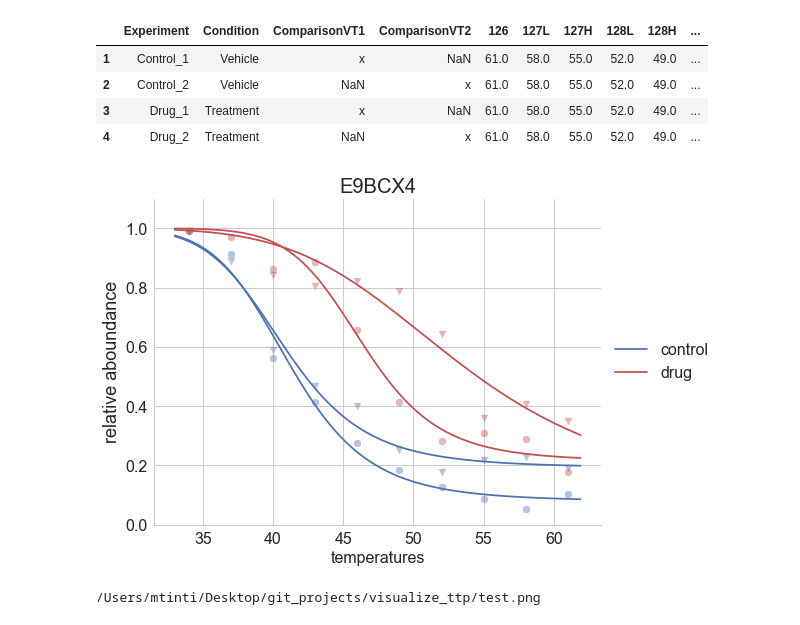
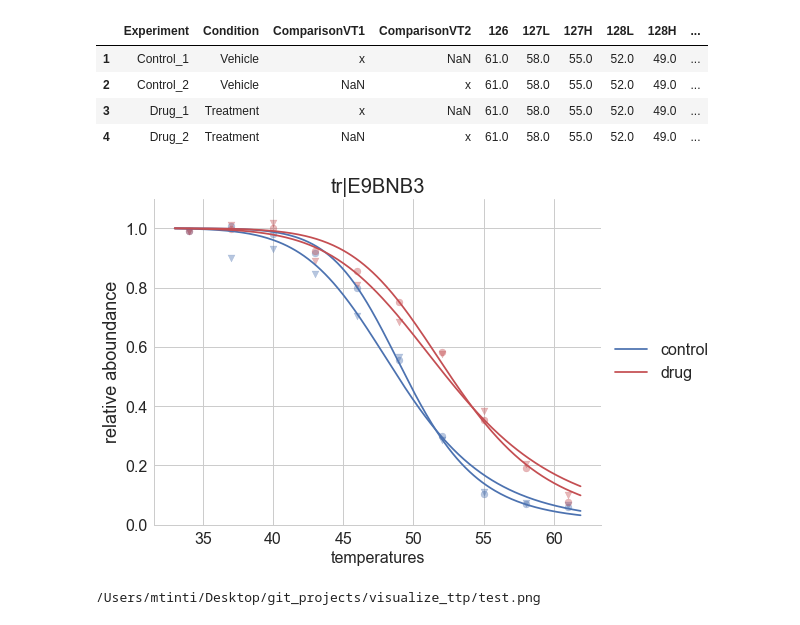
Before and after one commit to mtinti/tpp_visualization, a Jupyter notebook: visualize_protein.ipynb, the cells around one changed output. Cells and saved outputs as stored; diff of their text form; code cells hidden in the pictures.

```diff
--- a/visualize_protein.ipynb
+++ b/visualize_protein.ipynb
@@ -75,7 +75,7 @@ params_drug_2 = [n+'Drug_2' for n in params]
 # %%
 sns.set(style="whitegrid", color_codes=True)
 fig,ax = plt.subplots(figsize=(8,6))
-prot = 'tr|E9BCX4'
+prot = 'tr|E9BNB3'
 ax.scatter(
         temperatures,
         df_data.loc[prot][control_1].values,c='b',marker='o', alpha=0.4)
@@ -89,35 +89,35 @@ ax.scatter(
 
 ax.plot(
         temperatures_fit,
         sigmoid(df_data.loc[prot][params_control_2],temperatures_fit),c='b',label='control')
 
 ax.scatter(
         temperatures,
         df_data.loc[prot][drug_1].values,c='r',marker='o', alpha=0.4)
 
 ax.plot(
         temperatures_fit,
         sigmoid(df_data.loc[prot][params_drug_1],temperatures_fit),c='r')
 
 ax.scatter(
         temperatures,
         df_data.loc[prot][drug_2].values,c='r',marker='v', alpha=0.4)
 
 ax.plot(
         temperatures_fit,
         sigmoid(df_data.loc[prot][params_drug_2],temperatures_fit),c='r',label='drug')
 
 plt.tick_params(axis='both', which='major', labelsize=16)
 plt.ylim(0,1.1)
-plt.title('E9BCX4',size=20)
+plt.title('tr|E9BNB3',size=20)
 plt.xlabel('temperatures',size=16)
 plt.ylabel('relative aboundance',size=18)
 sns.despine()
 plt.legend(loc='center left', bbox_to_anchor=(1, 0.5), prop={'size': 16})
 plt.savefig('test.png')
 plt.savefig('test.svg')
 # %% [output]
-[figure, old version]
+[figure, new version]
 # %%
 from IPython.display import FileLink
 FileLink('test.png')
```
Also changed, not shown: 2 other files.
